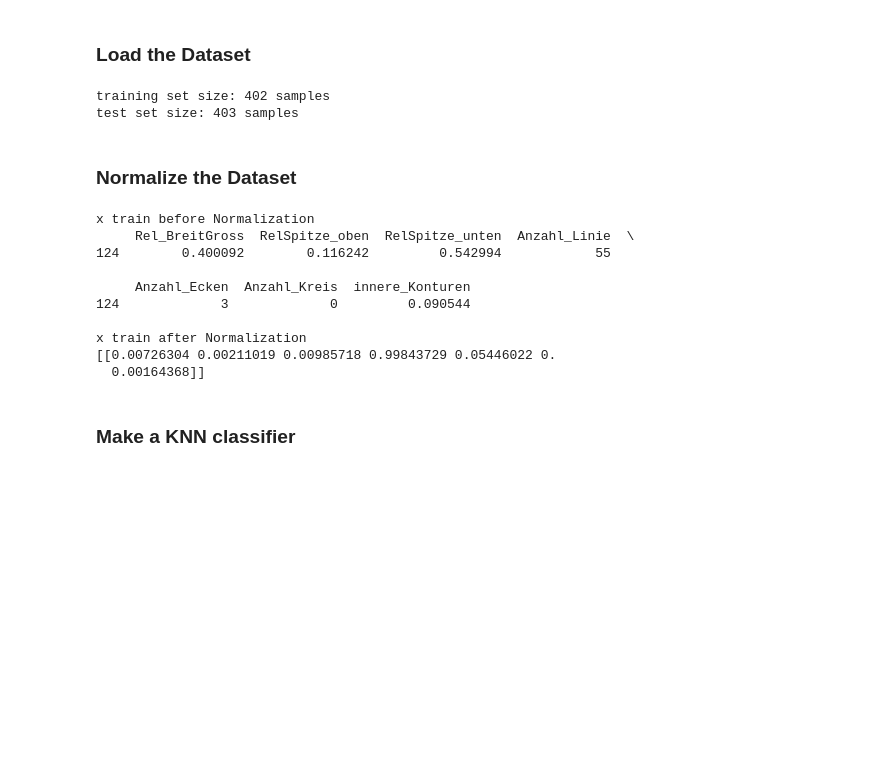
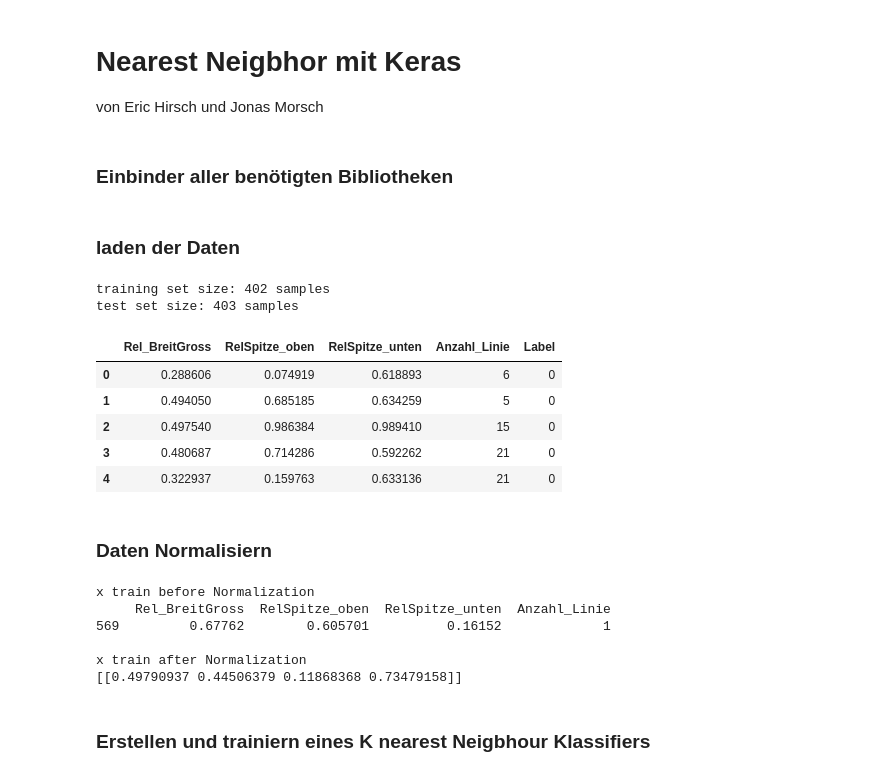
Before and after one commit to Riggos/KIProjekt, a Jupyter notebook: Nearest_Neigbhour.ipynb, the cells around one changed output. Cells and saved outputs as stored; diff of their text form; code cells hidden in the pictures; blank space fills up the shorter version.

```diff
--- a/Nearest_Neigbhour.ipynb
+++ b/Nearest_Neigbhour.ipynb
@@ -3,3 +1,9 @@
+# %% [markdown]
+# Nearest Neigbhor mit Keras
+
+von Eric Hirsch und Jonas Morsch
+# %% [markdown]
+###  Einbinder aller benötigten Bibliotheken
 # %%
 import matplotlib.pyplot as plt
 import numpy as np
@@ -16,38 +20,42 @@ from collections import Counter
 
 import Data_preparation as DV
 DV=DV.Data_preparation()
-# %% [markdown]
-### Load the Dataset
+# %% [markdown]
+### laden der Daten
 # %%
 
 df=DV.load_csv_to_df("ricsData_big_v5.csv")
+df=df[["Rel_BreitGross","RelSpitze_oben","RelSpitze_unten","Anzahl_Linie","Label"]]
 train_features,test_features,train_labels,test_labels=DV.split_data(df,0.5)
+df.head()
 # %% [output]
 training set size: 402 samples
 test set size: 403 samples
+|  | Rel_BreitGross | RelSpitze_oben | RelSpitze_unten | Anzahl_Linie | Label |
+| 0 | 0.288606 | 0.074919 | 0.618893 | 6 | 0 |
+| 1 | 0.494050 | 0.685185 | 0.634259 | 5 | 0 |
+| 2 | 0.497540 | 0.986384 | 0.989410 | 15 | 0 |
+| 3 | 0.480687 | 0.714286 | 0.592262 | 21 | 0 |
+| 4 | 0.322937 | 0.159763 | 0.633136 | 21 | 0 |
-# %% [markdown]
-### Normalize the Dataset
+# %% [markdown]
+### Daten Normalisiern
 # %%
-scaler= Normalizer().fit(train_features) # the scaler is fitted to the training set
-normalized_x_train= scaler.transform(train_features) # the scaler is applied to the training set
-normalized_x_test= scaler.transform(test_features) # the scaler is applied to the test set
+scaler= Normalizer().fit(train_features)
+normalized_x_train= scaler.transform(train_features)
+normalized_x_test= scaler.transform(test_features)
 print('x train before Normalization')
 print(train_features[0:1])
 print('\nx train after Normalization')
 print(normalized_x_train[0:1])
 # %% [output]
 x train before Normalization
-     Rel_BreitGross  RelSpitze_oben  RelSpitze_unten  Anzahl_Linie  \
-124        0.400092        0.116242         0.542994            55
-
-     Anzahl_Ecken  Anzahl_Kreis  innere_Konturen
-124             3             0         0.090544
+     Rel_BreitGross  RelSpitze_oben  RelSpitze_unten  Anzahl_Linie
+569         0.67762        0.605701          0.16152             1
 
 x train after Normalization
-[[0.00726304 0.00211019 0.00985718 0.99843729 0.05446022 0.
-  0.00164368]]
+[[0.49790937 0.44506379 0.11868368 0.73479158]]
-# %% [markdown]
-### Make a KNN classifier
+# %% [markdown]
+### Erstellen und trainiern eines K nearest Neigbhour Klassifiers
 # %%
 K=6
 knn=KNeighborsClassifier(K)
```
Also changed, not shown: parts of 7 cells of this notebook, 12 other files.
